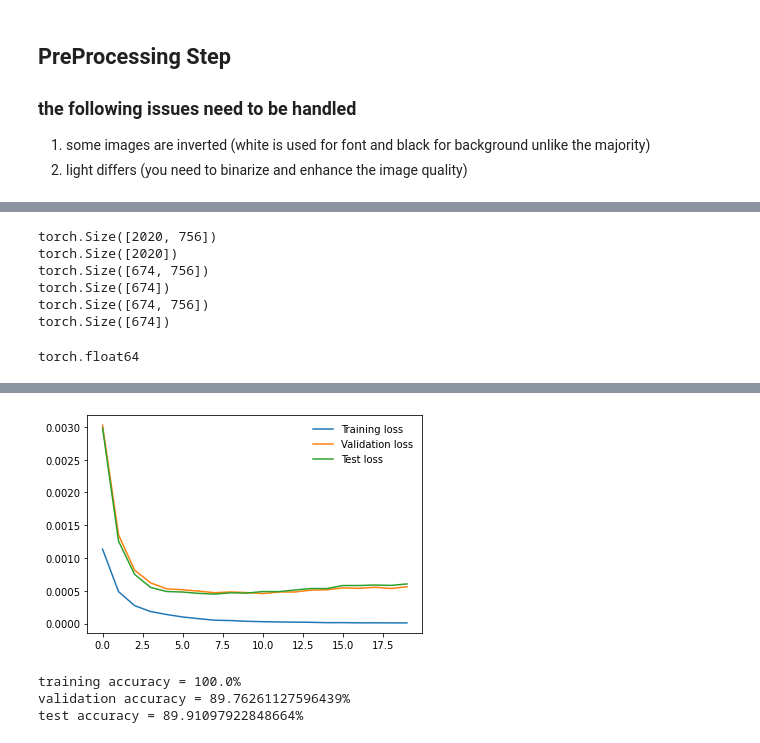
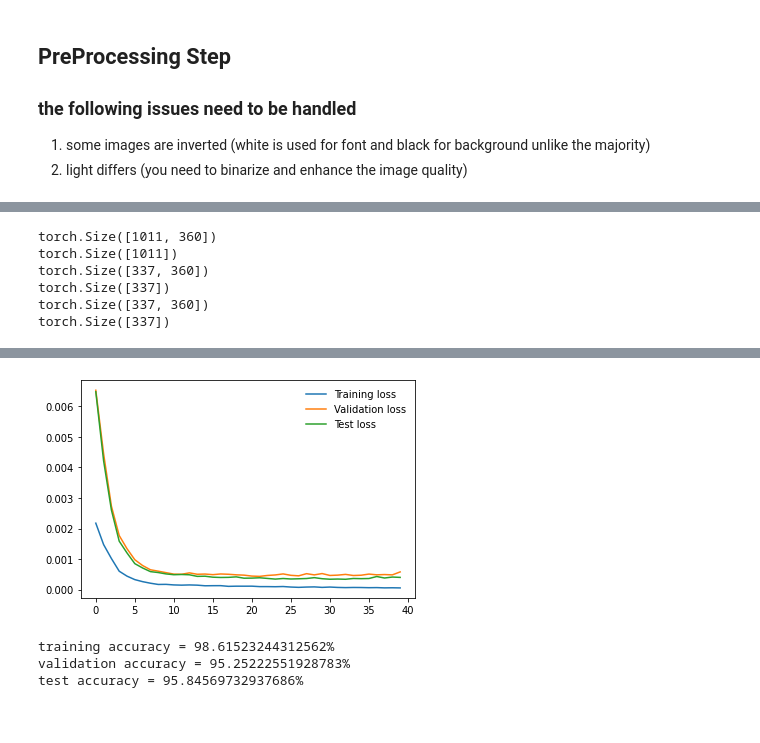
Before and after one commit to marait123/arabic-caligraphy-font-identification, a Jupyter notebook: training-code.ipynb, the cells around one changed output, grey strips where cells are left out. Drawn from its saved outputs; the diff is of its cells as text; code cells hidden in the pictures.

Commit message:
Test the neural network on the EOH

```diff
--- a/training-code.ipynb
+++ b/training-code.ipynb
@@ -20,6 +17,7 @@ The autoreload extension is already loaded. To reload it, use:
 classes = ['diwani', 'naskh', 'parsi', 'rekaa', 'thuluth', 'maghribi', 'kufi', 'mohakek', 'Squar-kufic']
 # %%
 X, Y = load_data()
+Y = Y - 1
 print(X.shape)
 print(Y.shape)
 # %% [output]
@@ -102,4 +100,12 @@ print(horizontalProfileProjection(binaryImage, 50))
 # %%
+feature_dim = 360
+features = np.zeros((X.shape[0], feature_dim))
+for i in range(X.shape[0]):
+    X[i] = binraization(X[i])
+
+    # edges, skeleton, textOnly, diacritics = extractImagesSet(X[i] // 255)
+    features[i] = extract_EOH(X[i], feature_dim)
+
 # features, labels = [], []
 
 # for i in range(X.shape[0]):
@@ -115,4 +121,5 @@ print(horizontalProfileProjection(binaryImage, 50))
 # print(features.shape)
 # # print(labels.shape)
 # %%
-X_train, Y_train, X_valid, Y_valid, X_test, Y_test = split_data(X, Y)
+print(X.shape)
+X_train, Y_train, X_valid, Y_valid, X_test, Y_test = split_data(features, Y)
@@ -174,41 +176,39 @@ print(features_test.shape, labels_test.shape)
 # %%
-X_train = torch.from_numpy(features)
+X_train = torch.from_numpy(X_train)
 print(X_train.shape)
-Y_train = torch.from_numpy(labels)
+Y_train = torch.from_numpy(Y_train)
 print(Y_train.shape)
-X_valid = torch.from_numpy(features_valid)
+X_valid = torch.from_numpy(X_valid)
 print(X_valid.shape)
-Y_valid = torch.from_numpy(labels_valid)
+Y_valid = torch.from_numpy(Y_valid)
 print(Y_valid.shape)
-X_test = torch.from_numpy(features_test)
+X_test = torch.from_numpy(X_test)
 print(X_test.shape)
-Y_test = torch.from_numpy(labels_test)
+Y_test = torch.from_numpy(Y_test)
 print(Y_test.shape)
 # %% [output]
-torch.Size([2020, 756])
-torch.Size([2020])
-torch.Size([674, 756])
-torch.Size([674])
-torch.Size([674, 756])
-torch.Size([674])
+torch.Size([1011, 360])
+torch.Size([1011])
+torch.Size([337, 360])
+torch.Size([337])
+torch.Size([337, 360])
+torch.Size([337])
 # %%
-X_train.double().dtype
+# X_train.double().dtype
-# %% [output]
-torch.float64
 # %%
 from nn_utils import *
 
-model = nn.Sequential(nn.Linear(756, 256),
+model = nn.Sequential(nn.Linear(feature_dim, 1024),
                     nn.ReLU(),
-                    nn.Dropout(0.6),
-#                     nn.Linear(512, 256),
-#                     nn.ReLU(),
-#                     nn.Dropout(0.5),
-                    nn.Linear(256, 10),
+                    nn.Dropout(0.3),
+                    nn.Linear(1024, 512),
+                    nn.ReLU(),
+                    nn.Dropout(0.3),
+                    nn.Linear(512, 9),
                     nn.LogSoftmax(dim=1))
 
 train_losses, validation_losses, test_losses =\
-    nn_train(model, X_train, Y_train, X_valid, Y_valid, X_test, Y_test, epochs=200, lr=0.01)
+    nn_train(model, X_train, Y_train, X_valid, Y_valid, X_test, Y_test, epochs=400, lr=0.01)
 
 plt.plot(train_losses, label='Training loss')
 plt.plot(validation_losses, label='Validation loss')
@@ -247,7 +244,7 @@ Epoch: 191/200 Training Loss: 1.0275074492881794e-05 validation Loss: 0.00056155
-[figure, old version]
+[figure, new version]
-training accuracy = 100.0%
-validation accuracy = 89.76261127596439%
-test accuracy = 89.91097922848664%
+training accuracy = 98.61523244312562%
+validation accuracy = 95.25222551928783%
+test accuracy = 95.84569732937686%
 # %%
 from sklearn import svm, metrics
 
```
Also changed, not shown: parts of 9 cells of this notebook.
